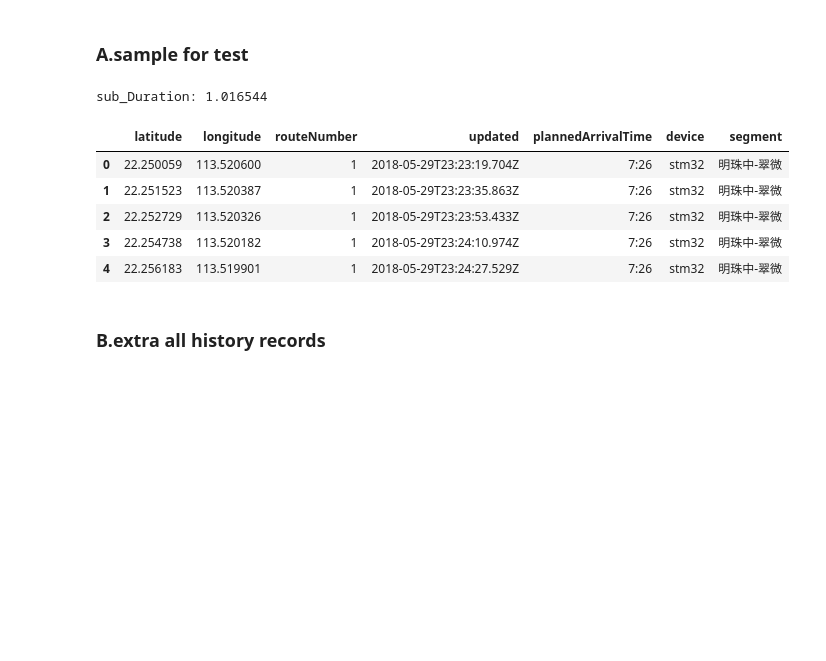
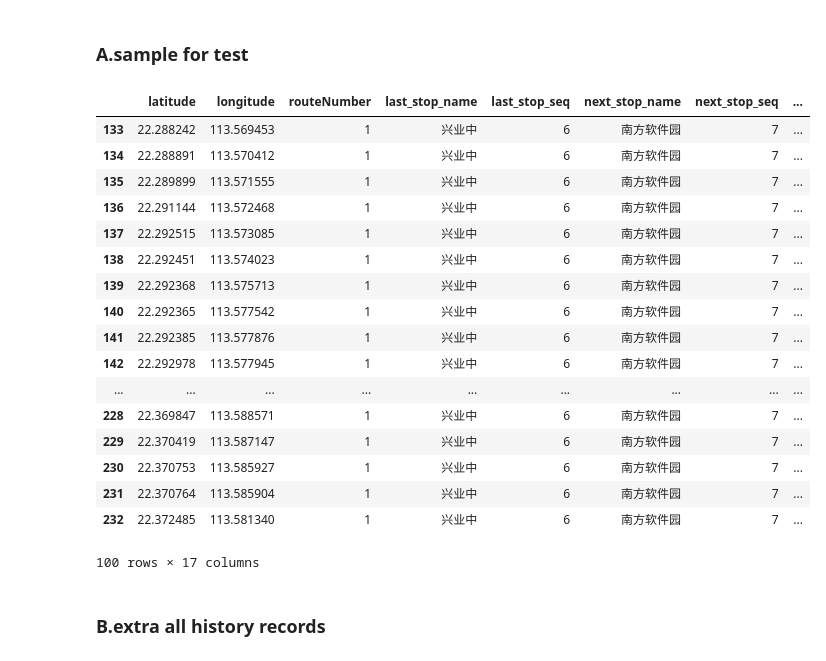
Before and after one commit to NeptuneZheng/shuttle_bus, a Jupyter notebook: script/real_script1.ipynb, the cells around one changed output. Drawn from its saved outputs; the diff is of its cells as text; code cells hidden in the pictures; blank space fills up the shorter version.

```diff
--- a/script/real_script1.ipynb
+++ b/script/real_script1.ipynb
@@ -211,13 +233,25 @@ def extra_train_test_data(start_date,stop_date,records,stops):
 # %%
 #show 5.30 data extra result
 _5_30 = core_field_extra(route_stops,location)
-_5_30.head()
+sh = _5_30[_5_30.ATE == 'N/A']
+_5_30.tail(100)
 # %% [output]
+|  | latitude | longitude | routeNumber | last_stop_name | last_stop_seq | next_stop_name | next_stop_seq | ... |
+| 133 | 22.288242 | 113.569453 | 1 | 兴业中 | 6 | 南方软件园 | 7 | ... |
+| 134 | 22.288891 | 113.570412 | 1 | 兴业中 | 6 | 南方软件园 | 7 | ... |
+| 135 | 22.289899 | 113.571555 | 1 | 兴业中 | 6 | 南方软件园 | 7 | ... |
+| 136 | 22.291144 | 113.572468 | 1 | 兴业中 | 6 | 南方软件园 | 7 | ... |
+| 137 | 22.292515 | 113.573085 | 1 | 兴业中 | 6 | 南方软件园 | 7 | ... |
+| 138 | 22.292451 | 113.574023 | 1 | 兴业中 | 6 | 南方软件园 | 7 | ... |
+| 139 | 22.292368 | 113.575713 | 1 | 兴业中 | 6 | 南方软件园 | 7 | ... |
+| 140 | 22.292365 | 113.577542 | 1 | 兴业中 | 6 | 南方软件园 | 7 | ... |
+| 141 | 22.292385 | 113.577876 | 1 | 兴业中 | 6 | 南方软件园 | 7 | ... |
+| 142 | 22.292978 | 113.577945 | 1 | 兴业中 | 6 | 南方软件园 | 7 | ... |
+| ... | ... | ... | ... | ... | ... | ... | ... | ... |
+| 228 | 22.369847 | 113.588571 | 1 | 兴业中 | 6 | 南方软件园 | 7 | ... |
+| 229 | 22.370419 | 113.587147 | 1 | 兴业中 | 6 | 南方软件园 | 7 | ... |
+| 230 | 22.370753 | 113.585927 | 1 | 兴业中 | 6 | 南方软件园 | 7 | ... |
+| 231 | 22.370764 | 113.585904 | 1 | 兴业中 | 6 | 南方软件园 | 7 | ... |
+| 232 | 22.372485 | 113.581340 | 1 | 兴业中 | 6 | 南方软件园 | 7 | ... |
-sub_Duration: 1.016544
+100 rows × 17 columns
-|  | latitude | longitude | routeNumber | updated | plannedArrivalTime | device | segment |
-| 0 | 22.250059 | 113.520600 | 1 | 2018-05-29T23:23:19.704Z | 7:26 | stm32 | 明珠中-翠微 |
-| 1 | 22.251523 | 113.520387 | 1 | 2018-05-29T23:23:35.863Z | 7:26 | stm32 | 明珠中-翠微 |
-| 2 | 22.252729 | 113.520326 | 1 | 2018-05-29T23:23:53.433Z | 7:26 | stm32 | 明珠中-翠微 |
-| 3 | 22.254738 | 113.520182 | 1 | 2018-05-29T23:24:10.974Z | 7:26 | stm32 | 明珠中-翠微 |
-| 4 | 22.256183 | 113.519901 | 1 | 2018-05-29T23:24:27.529Z | 7:26 | stm32 | 明珠中-翠微 |
 # %%
```
Also changed, not shown: parts of 52 cells of this notebook, 8 other files.
